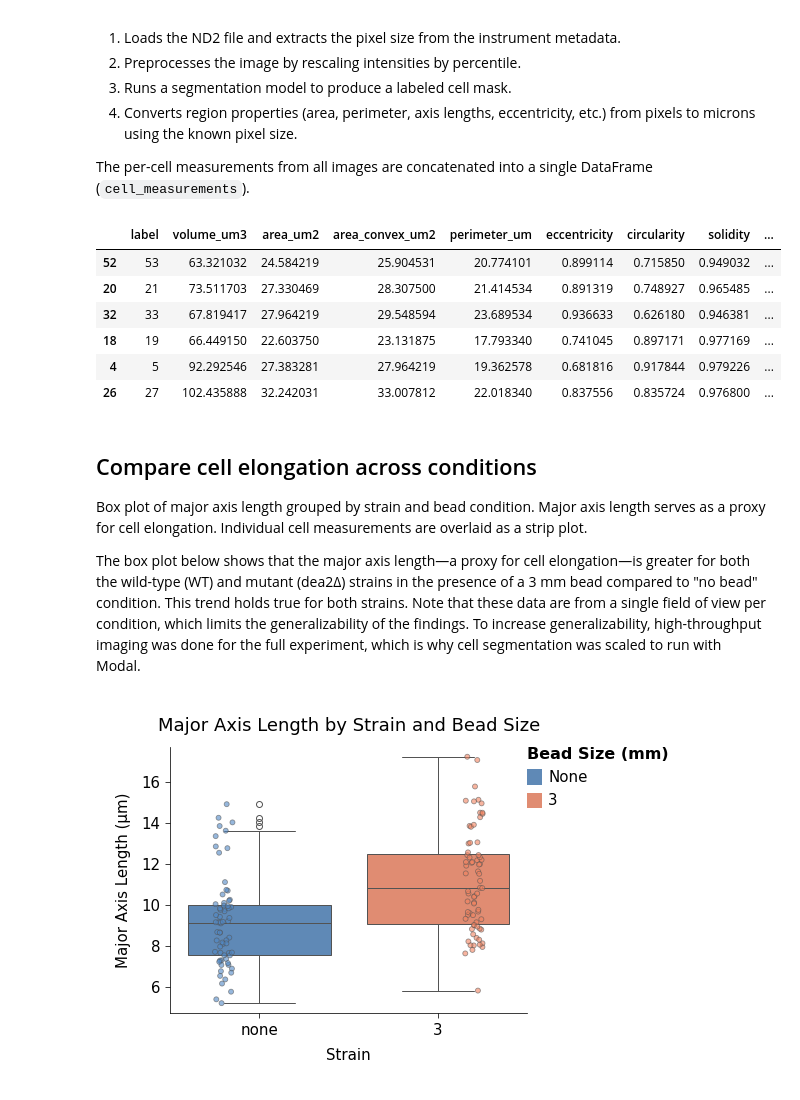
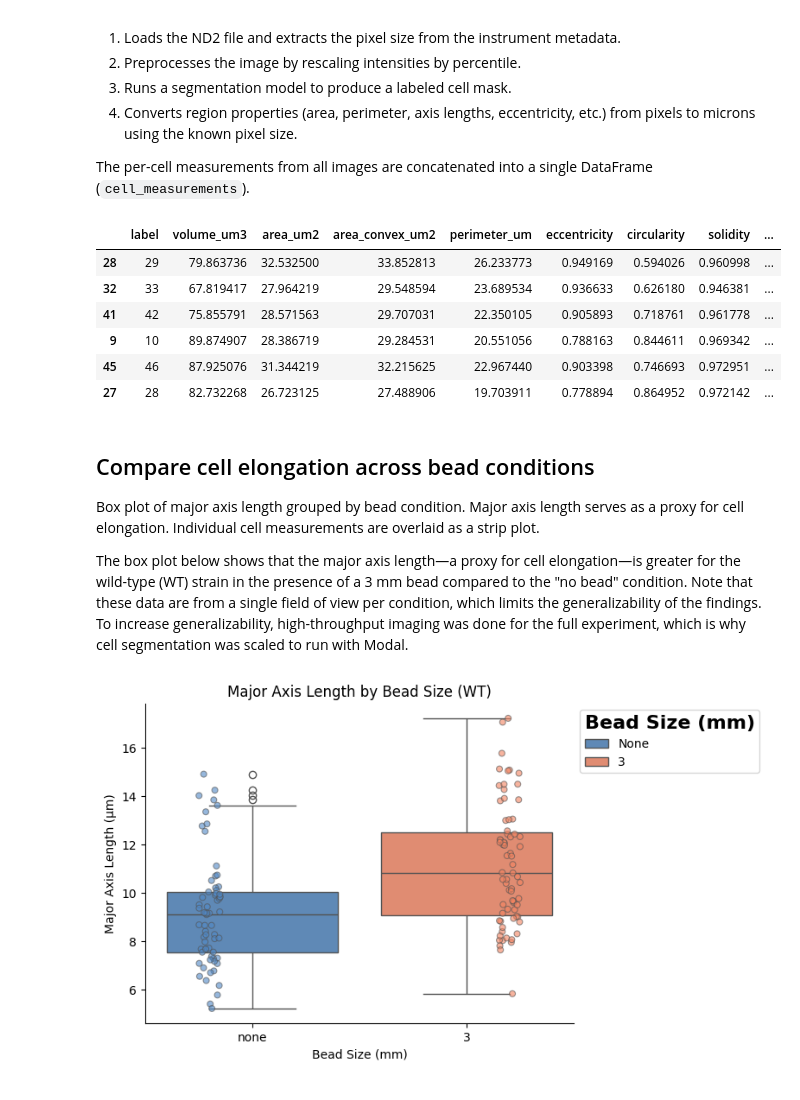
Before and after one commit to Arcadia-Science/beads-cell-growth, a Jupyter notebook: notebooks/segmentation-example.ipynb, the cells around one changed output. Cells and saved outputs as stored; diff of their text form; code cells hidden in the pictures.

Commit message:
Update segmentation-example.ipynb
- remove all DE2A refs

```diff
--- a/notebooks/segmentation-example.ipynb
+++ b/notebooks/segmentation-example.ipynb
@@ -27,10 +20,10 @@ Note: the ND2 filenames reference the FITC channel, but these images were actual
 # %%
 DATA_DIR = Path("../data/microscopy").resolve()
 
-keys = ["strain", "bead_size_mm", "nd2_path"]
+keys = ["bead_size_mm", "nd2_path"]
 records = [
-    ("WT", "none", DATA_DIR / "WellB10_PointB10_0004_ChannelFITC BP_Seq0094.nd2"),
-    ("WT", 3, DATA_DIR / "WellB06_PointB06_0002_ChannelFITC BP_Seq0128.nd2"),
+    ("none", DATA_DIR / "WellB10_PointB10_0004_ChannelFITC BP_Seq0094.nd2"),
+    (3, DATA_DIR / "WellB06_PointB06_0002_ChannelFITC BP_Seq0128.nd2"),
 ]
 
 # Create a DataFrame from the records
@@ -66,7 +59,6 @@ preprocessed_images = []
 segmentation_masks = []
 per_image_dfs = []
 for _i, row in tqdm(sample_metadata.iterrows(), total=len(sample_metadata)):
-    strain = row["strain"]
     bead_size_mm = row["bead_size_mm"]
     nd2_path = row["nd2_path"]
 
@@ -92,7 +84,6 @@ for _i, row in tqdm(sample_metadata.iterrows(), total=len(sample_metadata)):
     # Runs scikit-image regionprops on each labeled cell, then scales pixel measurements
     # (area, perimeter, axis lengths, etc.) by pixel_size_um. Returns a dict of lists.
     cell_props = mask.convert_properties_to_microns(pixel_size_um)
-    cell_props["strain"] = strain
     cell_props["bead_size_mm"] = bead_size_mm
 
     # Convert the dict of lists returned by convert_properties_to_microns() to a DataFrame
@@ -102,64 +93,64 @@ for _i, row in tqdm(sample_metadata.iterrows(), total=len(sample_metadata)):
 # Concatenate per-image dataframes into a single DataFrame
 cell_measurements = pd.concat(per_image_dfs)
 
-# Show a random sample of 3 cells from each strain x bead condition
-cell_measurements.groupby(["strain", "bead_size_mm"]).sample(3)
+# Show a random sample of 3 cells from each bead condition
+cell_measurements.groupby("bead_size_mm").sample(3)
 # %% [output]
 |  | label | volume_um3 | area_um2 | area_convex_um2 | perimeter_um | eccentricity | circularity | solidity | ... |
-| 52 | 53 | 63.321032 | 24.584219 | 25.904531 | 20.774101 | 0.899114 | 0.715850 | 0.949032 | ... |
-| 20 | 21 | 73.511703 | 27.330469 | 28.307500 | 21.414534 | 0.891319 | 0.748927 | 0.965485 | ... |
+| 28 | 29 | 79.863736 | 32.532500 | 33.852813 | 26.233773 | 0.949169 | 0.594026 | 0.960998 | ... |
 | 32 | 33 | 67.819417 | 27.964219 | 29.548594 | 23.689534 | 0.936633 | 0.626180 | 0.946381 | ... |
-| 18 | 19 | 66.449150 | 22.603750 | 23.131875 | 17.793340 | 0.741045 | 0.897171 | 0.977169 | ... |
-| 4 | 5 | 92.292546 | 27.383281 | 27.964219 | 19.362578 | 0.681816 | 0.917844 | 0.979226 | ... |
-| 26 | 27 | 102.435888 | 32.242031 | 33.007812 | 22.018340 | 0.837556 | 0.835724 | 0.976800 | ... |
+| 41 | 42 | 75.855791 | 28.571563 | 29.707031 | 22.350105 | 0.905893 | 0.718761 | 0.961778 | ... |
+| 9 | 10 | 89.874907 | 28.386719 | 29.284531 | 20.551056 | 0.788163 | 0.844611 | 0.969342 | ... |
+| 45 | 46 | 87.925076 | 31.344219 | 32.215625 | 22.967440 | 0.903398 | 0.746693 | 0.972951 | ... |
+| 27 | 28 | 82.732268 | 26.723125 | 27.488906 | 19.703911 | 0.778894 | 0.864952 | 0.972142 | ... |
 # %% [markdown]
-## Compare cell elongation across conditions
+## Compare cell elongation across bead conditions
 
-Box plot of major axis length grouped by strain and bead condition. Major axis length serves as a proxy for cell elongation. Individual cell measurements are overlaid as a strip plot.
+Box plot of major axis length grouped by bead condition. Major axis length serves as a proxy for cell elongation. Individual cell measurements are overlaid as a strip plot.
 
-The box plot below shows that the major axis length—a proxy for cell elongation—is greater for both the wild-type (WT) and mutant (dea2Δ) strains in the presence of a 3 mm bead compared to "no bead" condition. This trend holds true for both strains. Note that these data are from a single field of view per condition, which limits the generalizability of the findings. To increase generalizability, high-throughput imaging was done for the full experiment, which is why cell segmentation was scaled to run with Modal.
+The box plot below shows that the major axis length—a proxy for cell elongation—is greater for the wild-type (WT) strain in the presence of a 3 mm bead compared to the "no bead" condition. Note that these data are from a single field of view per condition, which limits the generalizability of the findings. To increase generalizability, high-throughput imaging was done for the full experiment, which is why cell segmentation was scaled to run with Modal.
 # %%
 import matplotlib.pyplot as plt
 import seaborn as sns
 
 fig, ax = plt.subplots()
 
-# Use Arcadia's primary color palette for the two strains
 palette = apc.palettes.primary.colors[:2]
 
 # Plot the box plot
 sns.boxplot(
     data=cell_measurements,
     x="bead_size_mm",
     y="axis_major_length_um",
     hue="bead_size_mm",
     palette=palette,
     ax=ax,
 )
 
 # Overlay individual data points on the boxes to visualize sample size and spread
 sns.stripplot(
     data=cell_measurements,
     x="bead_size_mm",
     y="axis_major_length_um",
     hue="bead_size_mm",
     dodge=True,
     ax=ax,
     marker="o",
     alpha=0.6,
     palette=palette,
     linewidth=0.8,
     legend=False,
 )
 
-_ = ax.set_title("Major Axis Length by Strain and Bead Size")
+_ = ax.set_title("Major Axis Length by Bead Size (WT)")
 _ = ax.set_ylabel("Major Axis Length (μm)")
-_ = ax.set_xlabel("Strain")
+_ = ax.set_xlabel("Bead Size (mm)")
 _ = ax.legend(title="Bead Size (mm)")
 _ = apc.mpl.style_plot(ax)
 _ = sns.move_legend(ax, "upper left", bbox_to_anchor=(1, 1))
+_ = sns.despine(ax=ax)
 # %% [output]
-[figure, old version]
+[figure, new version]
 # %% [markdown]
 ## Visual QC: segmentation overlays
 
```
Also changed, not shown: parts of 6 cells of this notebook.
